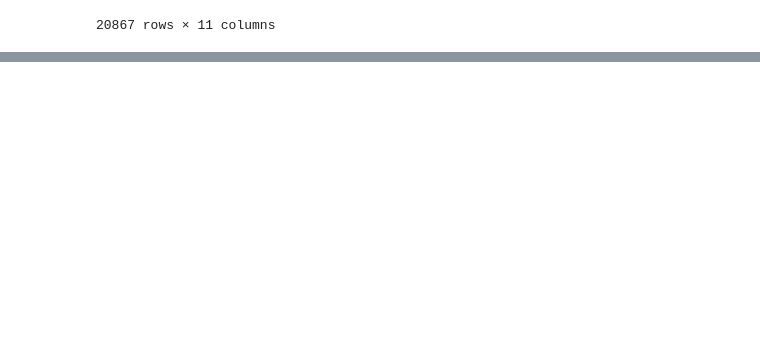
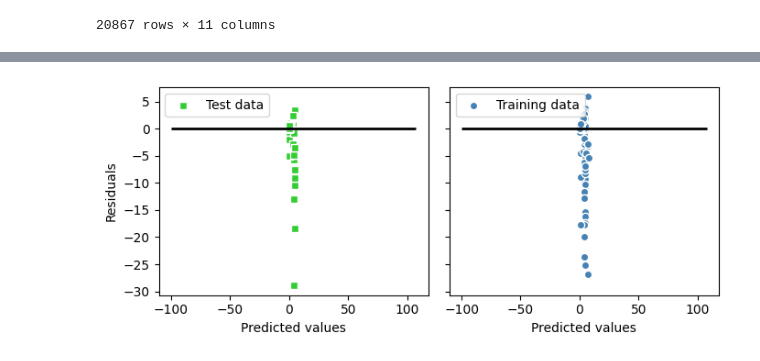
Before and after one commit to lwilsen/HealthCareAnalysis, a Jupyter notebook: luke_code/modelling/models.ipynb, the cells around one changed output, grey strips where cells are left out. Drawn from its saved outputs; the diff is of its cells as text; code cells hidden in the pictures; blank space fills up the shorter version.

```diff
--- a/luke_code/modelling/models.ipynb
+++ b/luke_code/modelling/models.ipynb
@@ -194,0 +211,17 @@ plt.show()
+# %%
+reg_mod_metrics = {"Test":{},
+                   "Train":{}}
+
+predictions = {}
+
+#Always need to test on a future year because the training data has already been observed (and so testing on it
+# gives you no new information, and is not a useful application).
+reg_train_eval(LinearRegression(),
+               None,
+               X_train_2016,
+               y_train_2016,
+               X_test_2017,
+               y_test_2017,
+               reg_mod_metrics,
+               predictions,
+               year = "2016train-2017test")
@@ -194,0 +241,9 @@ plt.show()
+# %%
+# Graph results
+
+graph_results(predictions["LinearRegression - NoneType - 2016train-2017test"]["y_predict_train"],
+              predictions["LinearRegression - NoneType - 2016train-2017test"]["y_predict"],
+              y_train_2016,
+              y_test_2017)
+# %% [output]
+[figure, added]
```
Also changed, not shown: parts of 14 cells of this notebook, 1 other file.
